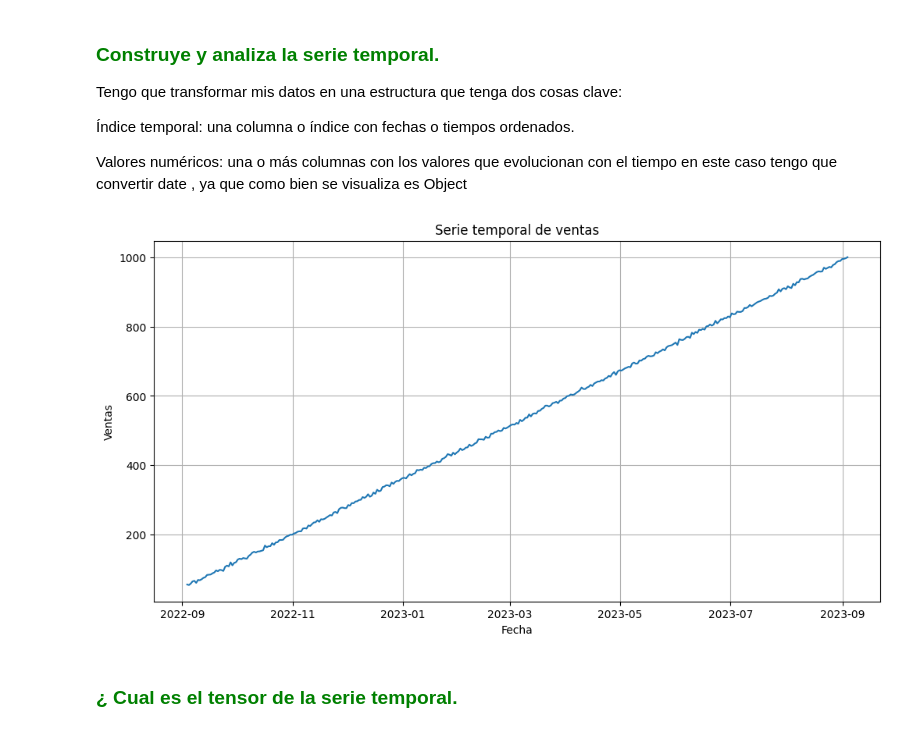
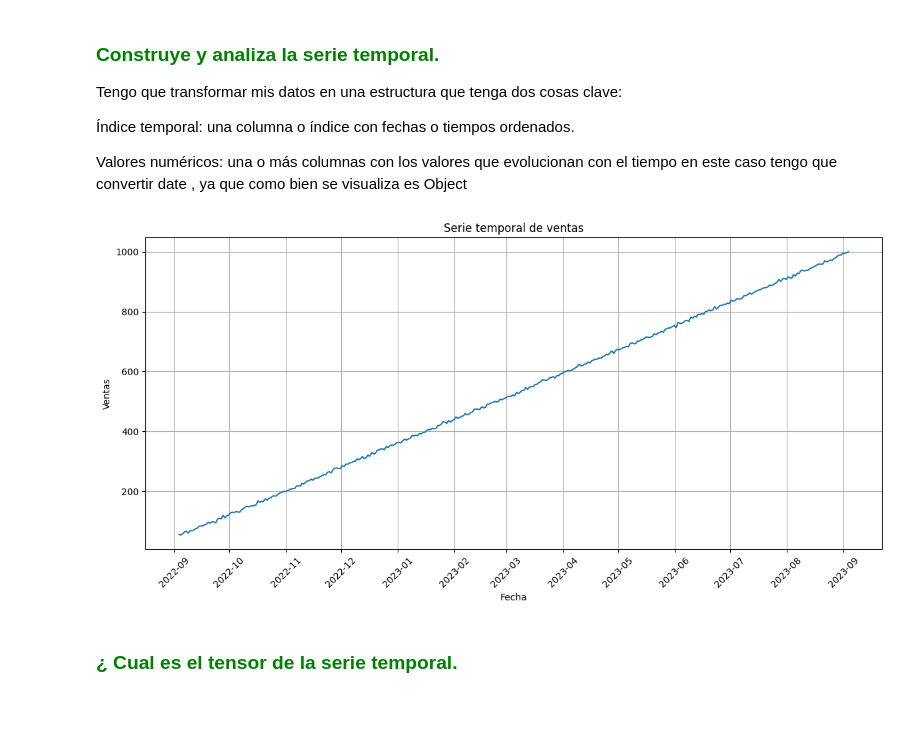
Before and after one commit to 4GeeksAcademy/infoasir20-primer-algoritmo, a Jupyter notebook: src/10-time-series-forecasting.ipynb, the cells around one changed output. Cells and saved outputs as stored; diff of their text form; code cells hidden in the pictures.

```diff
--- a/src/10-time-series-forecasting.ipynb
+++ b/src/10-time-series-forecasting.ipynb
@@ -64,23 +65,26 @@ Valores numéricos: una o más columnas con los valores que evolucionan con el t
 # %%
 # Convertir la columna 'date' a tipo datetime
 df['date'] = pd.to_datetime(df['date'])
-
-# Ordenar por fecha (opcional pero recomendable)
-df = df.sort_values('date')
-
-# Establecer 'date' como índice
-df.set_index('date', inplace=True)
+df = df.sort_values('date') # Ordenar por fecha (opcional pero recomendable)
+df.set_index('date', inplace=True) # Establecer 'date' como índice
 
 # Graficar la serie temporal
 plt.figure(figsize=(12, 6))
 plt.plot(df['sales'])
 plt.title('Serie temporal de ventas')
 plt.xlabel('Fecha')
 plt.ylabel('Ventas')
 plt.grid(True)
+
+# Mejora del formato del eje x
+plt.gca().xaxis.set_major_formatter(mdates.DateFormatter('%Y-%m'))
+plt.gca().xaxis.set_major_locator(mdates.MonthLocator(interval=1))
+plt.xticks(rotation=45)
+
+plt.tight_layout()
 plt.show()
 # %% [output]
-[figure, old version]
+[figure, new version]
 # %% [markdown]
 ### <span style="color: green;">¿ Cual es el tensor de la serie temporal.</span>
 # %% [markdown]
```
Also changed, not shown: parts of 12 cells of this notebook, 1 other file.
